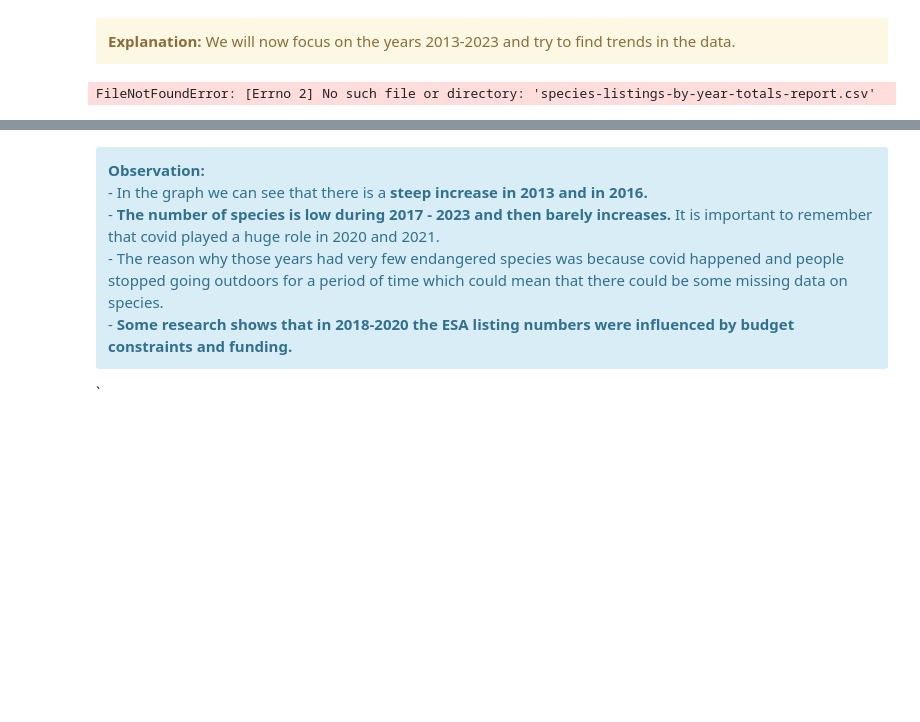
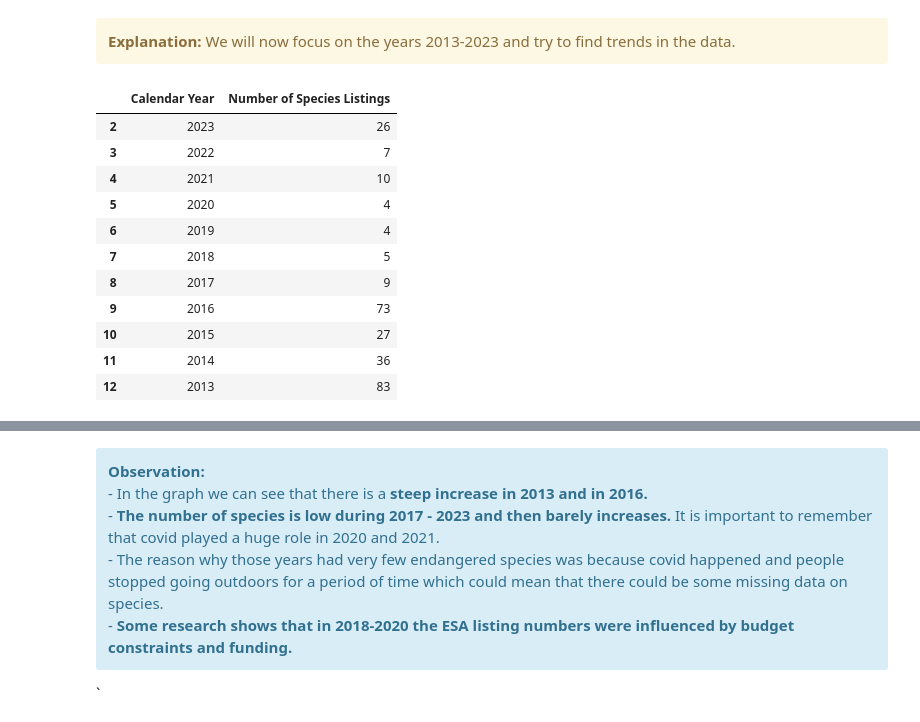
Before and after one commit to jw486/Data-Project-V2, a Jupyter notebook: Final Project.ipynb, the cells around one changed output, grey strips where cells are left out. Cells and saved outputs as stored; diff of their text form; code cells hidden in the pictures; blank space fills up the shorter version.

```diff
--- a/Final Project.ipynb
+++ b/Final Project.ipynb
@@ -76,12 +83,23 @@ Text(0.5, 1.0, 'Total Number of Species Listings by Year')
 <b>Explanation:</b> We will now focus on the years 2013-2023 and try to find trends in the data.
 </div>
 # %%
-species_year = pd.read_csv("species-listings-by-year-totals-report.csv")
+species_year = pd.read_csv("CSVS/species-listings-by-year-totals-report.csv")
 species_year.head(5)
 timeframe = species_year[(species_year['Calendar Year'] >= 2013) & (species_year['Calendar Year'] <= 2023)]
 timeframe #Specific years 2013 - 2023
 # %% [output]
-FileNotFoundError: [Errno 2] No such file or directory: 'species-listings-by-year-totals-report.csv'
+|  | Calendar Year | Number of Species Listings |
+| 2 | 2023 | 26 |
+| 3 | 2022 | 7 |
+| 4 | 2021 | 10 |
+| 5 | 2020 | 4 |
+| 6 | 2019 | 4 |
+| 7 | 2018 | 5 |
+| 8 | 2017 | 9 |
+| 9 | 2016 | 73 |
+| 10 | 2015 | 27 |
+| 11 | 2014 | 36 |
+| 12 | 2013 | 83 |
 # %%
 sns.lineplot(data=timeframe, x='Calendar Year', y='Number of Species Listings')
 
```
Also changed, not shown: parts of 5 cells of this notebook.
